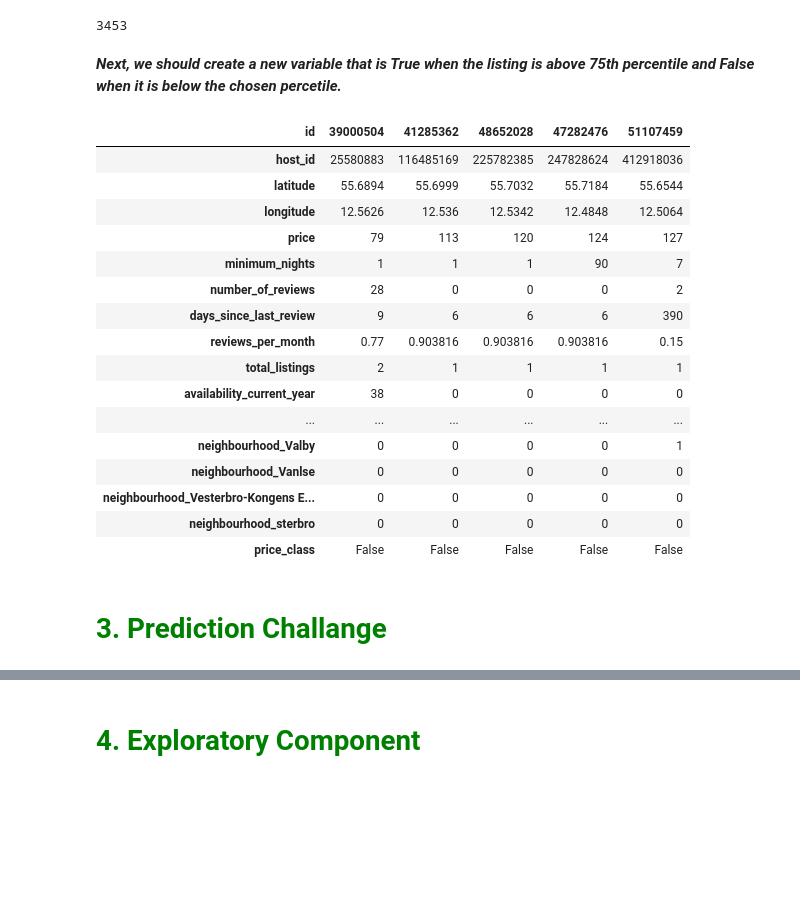
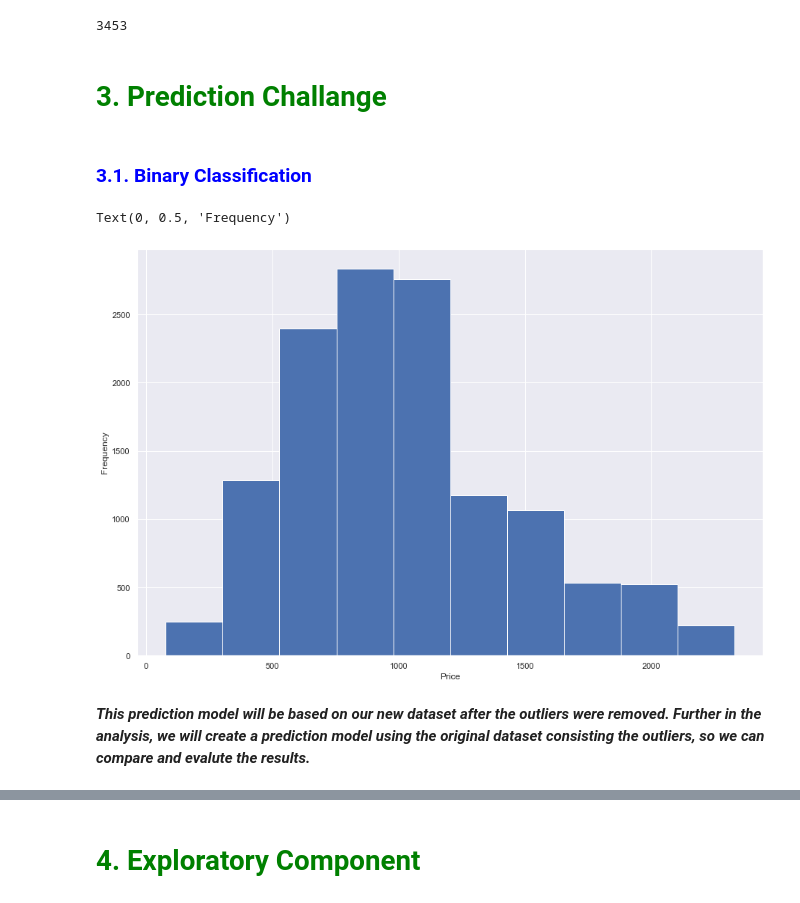
Before and after one commit to Arlinda96/BA-Project, a Jupyter notebook: Airbnb_Project.ipynb, the cells around one changed output, grey strips where cells are left out. Saved outputs shown, nothing was run; the diff lists cells and outputs as text; code cells hidden in the pictures; blank space fills up the shorter version.

Commit message:
Prediction Challange added

```diff
--- a/Airbnb_Project.ipynb
+++ b/Airbnb_Project.ipynb
@@ -510,5 +593,5 @@ id
 Name: price, Length: 776, dtype: int64
 # %%
 # Drop outliers
-no_out_dataset = dataset[~(outlier_low | outlier_up)]
+dataset2 = dataset[~(outlier_low | outlier_up)]
 # %%
@@ -570,5 +629,3 @@ print(price_threshold)
 len(dataset[dataset.price>price_threshold])
 # %% [output]
 3453
-# %% [markdown]
-***Next, we should create a new variable that is True when the listing is above 75th percentile and False when it is below the chosen percetile.***
@@ -577,22 +632,14 @@ dataset['price_class']=dataset['price'].apply(lambda x: x>price_threshold)
-# %%
-dataset.head().T
-# %% [output]
-| id | 39000504 | 41285362 | 48652028 | 47282476 | 51107459 |
-| host_id | 25580883 | 116485169 | 225782385 | 247828624 | 412918036 |
-| latitude | 55.6894 | 55.6999 | 55.7032 | 55.7184 | 55.6544 |
-| longitude | 12.5626 | 12.536 | 12.5342 | 12.4848 | 12.5064 |
-| price | 79 | 113 | 120 | 124 | 127 |
-| minimum_nights | 1 | 1 | 1 | 90 | 7 |
-| number_of_reviews | 28 | 0 | 0 | 0 | 2 |
-| days_since_last_review | 9 | 6 | 6 | 6 | 390 |
-| reviews_per_month | 0.77 | 0.903816 | 0.903816 | 0.903816 | 0.15 |
-| total_listings | 2 | 1 | 1 | 1 | 1 |
-| availability_current_year | 38 | 0 | 0 | 0 | 0 |
-| ... | ... | ... | ... | ... | ... |
-| neighbourhood_Valby | 0 | 0 | 0 | 0 | 1 |
-| neighbourhood_Vanlse | 0 | 0 | 0 | 0 | 0 |
-| neighbourhood_Vesterbro-Kongens E... | 0 | 0 | 0 | 0 | 0 |
-| neighbourhood_sterbro | 0 | 0 | 0 | 0 | 0 |
-| price_class | False | False | False | False | False |
 # %% [markdown]
 # <span style='color:green'> 3. Prediction Challange </span> <br>
+# %% [markdown]
+###  <span style='color:blue'> 3.1. Binary Classification </span> <br>
+# %%
+# Visualization of the new dataset after the outliers were removed
+dataset2['price'].hist()
+plt.xlabel("Price")
+plt.ylabel("Frequency")
+# %% [output]
+Text(0, 0.5, 'Frequency')
+[figure, added]
+# %% [markdown]
+***This prediction model will be based on our new dataset after the outliers were removed. Further in the analysis, we will create a prediction model using the original dataset consisting the outliers, so we can compare and evalute the results.***
```
Also changed, not shown: parts of 57 cells of this notebook.
